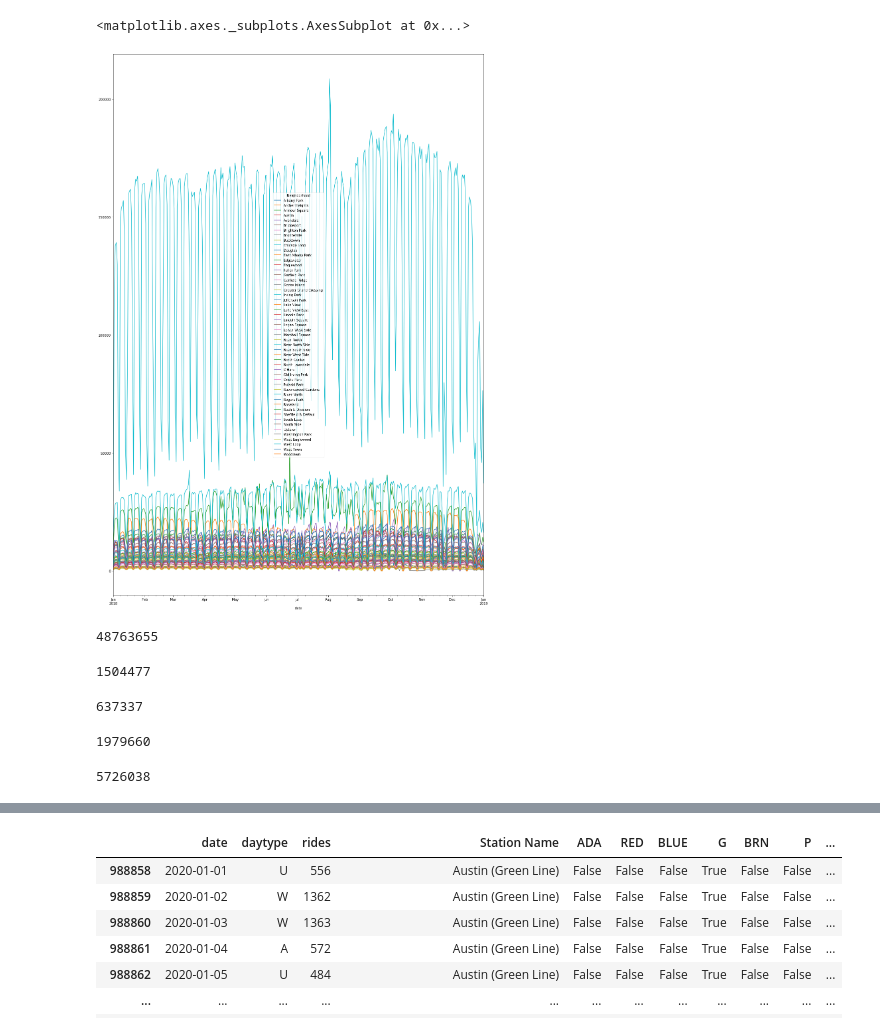
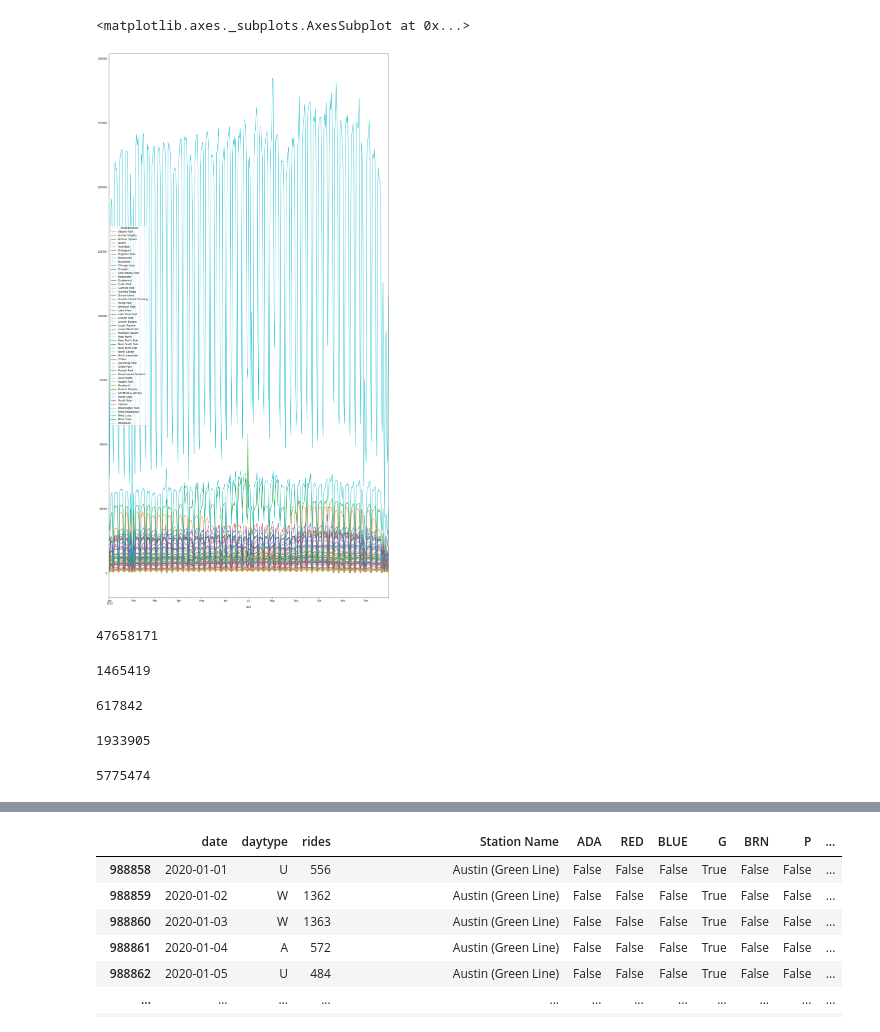
Before and after one commit to cdfencing/Project-I, a Jupyter notebook: neighborhoods.ipynb, the cells around one changed output, grey strips where cells are left out. Drawn from its saved outputs; the diff is of its cells as text; code cells hidden in the pictures.

```diff
--- a/neighborhoods.ipynb
+++ b/neighborhoods.ipynb
@@ -8,7 +8,7 @@ L_data = pd.read_csv('L_data_merged.csv', low_memory = False)
 # %%
 L_data['date'] = pd.to_datetime(L_data['date'], infer_datetime_format=True)
 # %%
-L_data_1yr = L_data.loc[(L_data['date']>= "01-01-2018") & (L_data['date']<= "01-01-2019")]
+L_data_1yr = L_data.loc[(L_data['date']>= "12-31-2018") & (L_data['date']<= "12-30-2019")]
 
 L_data_1_yr = L_data_1yr.dropna()
 L_data_1_yr
@@ -55,50 +70,50 @@ ax.set(xlabel="Date", ylabel="Number of Rides", title = "Daily L Rides in 2018-2
 # %%
 #L_data_3_yr["Neighborhood"]
 #ax = L_data_3_yr.groupby('Neighborhood')[['date', 'rides']].plot(x = 'yq', kind='bar')
 
 
 #df_grouped = L_data_3_yr.groupby('Neighborhood')
 #for key, group in df_grouped:
 #   group.groupby('date')['rides'].sum().plot(ax=ax,label=key)
 
 
 
-fig, ax = plt.subplots(figsize=(20,30))
+fig, ax = plt.subplots(figsize=(20,40))
 # use unstack()
 L_data_1_yr.groupby(['date','Neighborhood']).sum()['rides'].unstack().plot(ax=ax)
 
 
 
 #n_3y_plot = L_data_3_yr.groupby(['Neighborhood','date'])['rides'].sum()
 #plot_df = n_3y_plot.unstack('Neighborhood').loc[:, 'rides']
 #plot_df.index = pd.PeriodIndex(plot_df.index.tolist(), freq='A')
 #plot_df.plot()
 # %% [output]
 <matplotlib.axes._subplots.AxesSubplot at 0x...>
-[figure, old version]
+[figure, new version]
 # %%
 #verify the
 
 
 L_data_1_yr.loc[L_data_1_yr['Neighborhood'] == 'Chicago Loop', 'rides'].sum()
 # %% [output]
-48763655
+47658171
 # %%
 L_data_1_yr.loc[L_data_1_yr['Neighborhood'] == 'Archer Heights', 'rides'].sum()
 # %% [output]
-1504477
+1465419
 # %%
 L_data_1_yr.loc[L_data_1_yr['Neighborhood'] == 'East Albany Park', 'rides'].sum()
 # %% [output]
-637337
+617842
 # %%
 L_data_1_yr.loc[L_data_1_yr['Neighborhood'] == 'Lake View', 'rides'].sum()
 # %% [output]
-1979660
+1933905
 # %%
 L_data_1_yr.loc[L_data_1_yr['Neighborhood'] == 'Near West Side', 'rides'].sum()
 # %% [output]
-5726038
+5775474
 # %%
 #green
 L_data_1_yr.loc[L_data_1_yr['Neighborhood'] == 'Woodlawn', 'rides'].sum()
```
Also changed, not shown: parts of 35 cells of this notebook.
